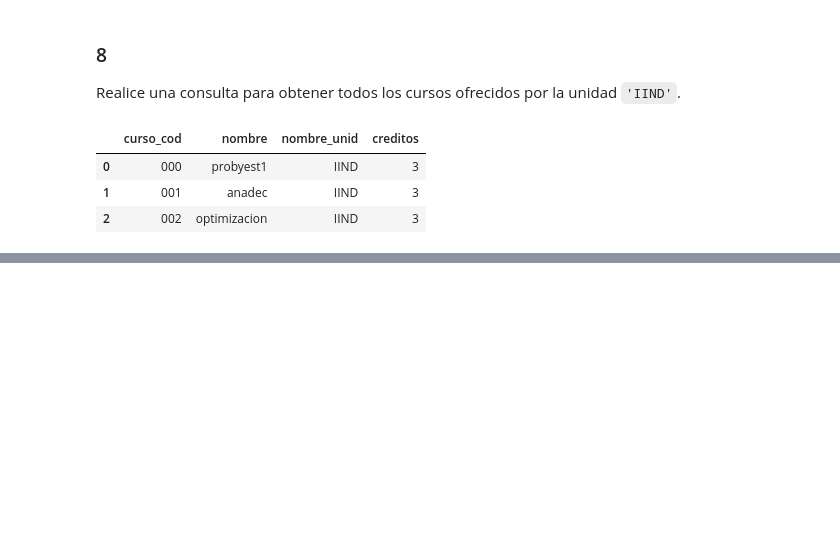
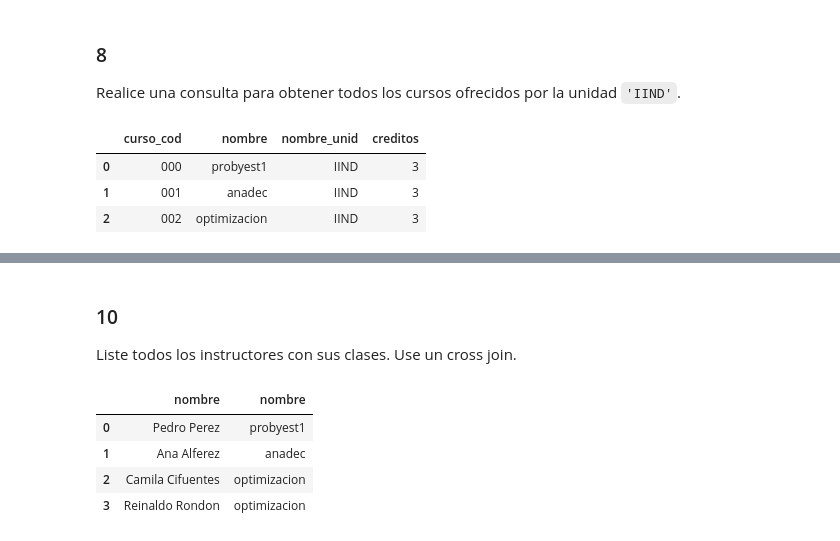
Before and after one commit to AnaliticaComputacional-2023-10/Taller7, a Jupyter notebook: Taller 7 - Solución.ipynb, the cells around one changed output, grey strips where cells are left out. Cells and saved outputs as stored; diff of their text form; code cells hidden in the pictures; blank space fills up the shorter version.

```diff
--- a/Taller 7 - Solución.ipynb
+++ b/Taller 7 - Solución.ipynb
@@ -233,0 +256,18 @@ df
+# %% [markdown]
+### 10
+Liste todos los instructores con sus clases. Use un cross join.
+# %%
+query = """
+SELECT instructor.nombre, curso.nombre
+FROM instructor, dicta, curso
+WHERE instructor.inst_id = dicta.inst_id
+AND dicta.curso_cod = curso.curso_cod
+;"""
+df = pdsql(query, connection)
+df
+# %% [output]
+|  | nombre | nombre |
+| 0 | Pedro Perez | probyest1 |
+| 1 | Ana Alferez | anadec |
+| 2 | Camila Cifuentes | optimizacion |
+| 3 | Reinaldo Rondon | optimizacion |
```
Also changed, not shown: parts of 19 cells of this notebook.
